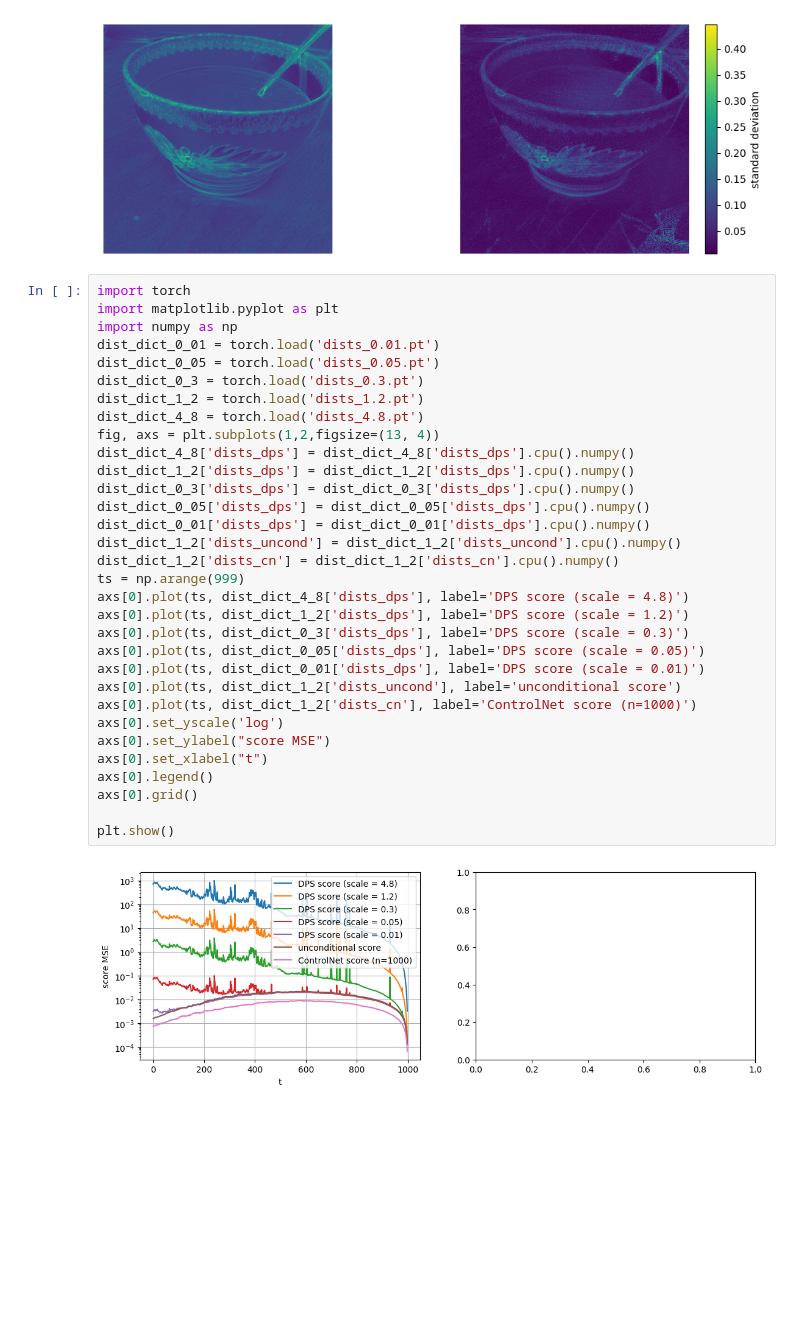
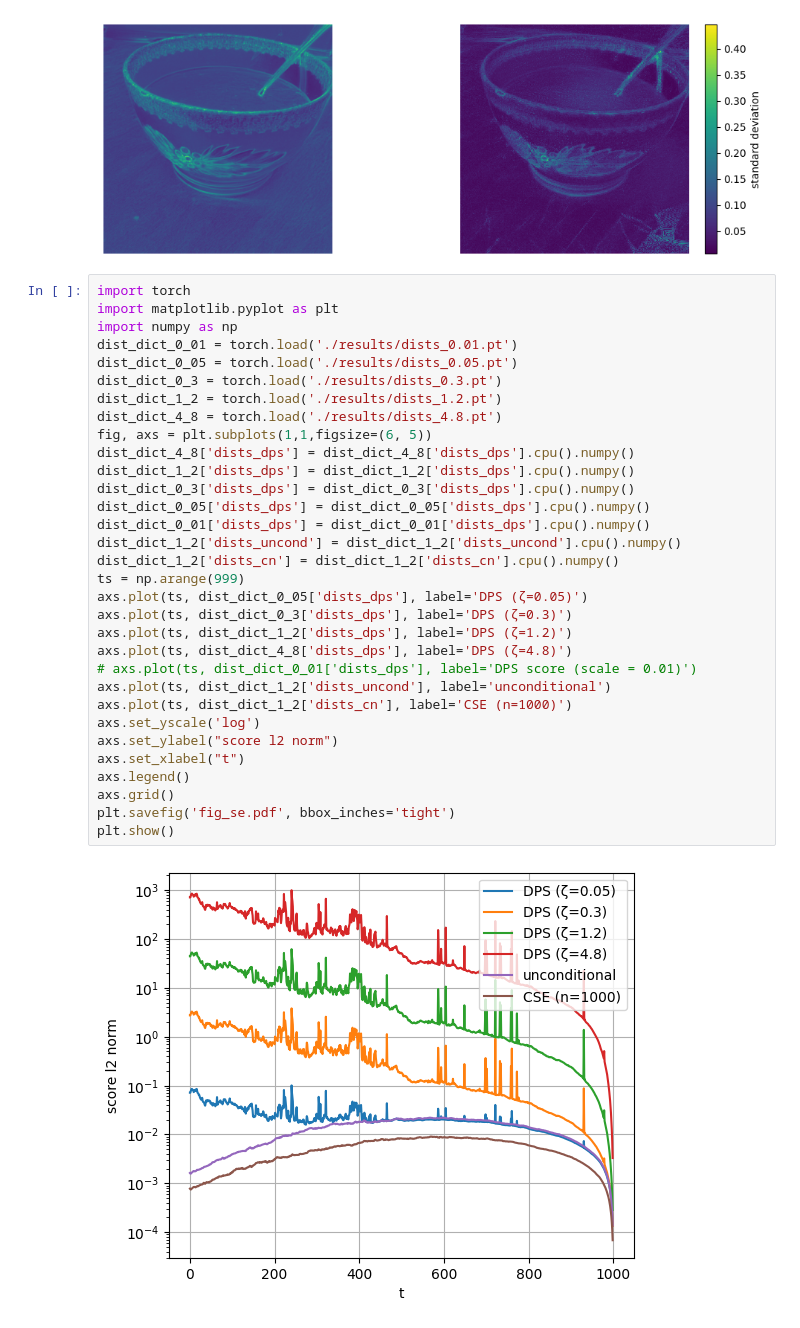
Before and after one commit to tongdaxu/ControlNet-Low-Level, a Jupyter notebook: cal_var.ipynb, the cells around one changed output. Drawn from its saved outputs; the diff is of its cells as text; blank space fills up the shorter version.

```diff
--- a/cal_var.ipynb
+++ b/cal_var.ipynb
@@ -51,34 +51,34 @@ tensor(0.1080) tensor(0.0453)
 # %%
 import torch
 import matplotlib.pyplot as plt
 import numpy as np
-dist_dict_0_01 = torch.load('dists_0.01.pt')
-dist_dict_0_05 = torch.load('dists_0.05.pt')
-dist_dict_0_3 = torch.load('dists_0.3.pt')
-dist_dict_1_2 = torch.load('dists_1.2.pt')
-dist_dict_4_8 = torch.load('dists_4.8.pt')
-fig, axs = plt.subplots(1,2,figsize=(13, 4))
+dist_dict_0_01 = torch.load('./results/dists_0.01.pt')
+dist_dict_0_05 = torch.load('./results/dists_0.05.pt')
+dist_dict_0_3 = torch.load('./results/dists_0.3.pt')
+dist_dict_1_2 = torch.load('./results/dists_1.2.pt')
+dist_dict_4_8 = torch.load('./results/dists_4.8.pt')
+fig, axs = plt.subplots(1,1,figsize=(6, 5))
 dist_dict_4_8['dists_dps'] = dist_dict_4_8['dists_dps'].cpu().numpy()
 dist_dict_1_2['dists_dps'] = dist_dict_1_2['dists_dps'].cpu().numpy()
 dist_dict_0_3['dists_dps'] = dist_dict_0_3['dists_dps'].cpu().numpy()
 dist_dict_0_05['dists_dps'] = dist_dict_0_05['dists_dps'].cpu().numpy()
 dist_dict_0_01['dists_dps'] = dist_dict_0_01['dists_dps'].cpu().numpy()
 dist_dict_1_2['dists_uncond'] = dist_dict_1_2['dists_uncond'].cpu().numpy()
 dist_dict_1_2['dists_cn'] = dist_dict_1_2['dists_cn'].cpu().numpy()
 ts = np.arange(999)
-axs[0].plot(ts, dist_dict_4_8['dists_dps'], label='DPS score (scale = 4.8)')
-axs[0].plot(ts, dist_dict_1_2['dists_dps'], label='DPS score (scale = 1.2)')
-axs[0].plot(ts, dist_dict_0_3['dists_dps'], label='DPS score (scale = 0.3)')
-axs[0].plot(ts, dist_dict_0_05['dists_dps'], label='DPS score (scale = 0.05)')
-axs[0].plot(ts, dist_dict_0_01['dists_dps'], label='DPS score (scale = 0.01)')
-axs[0].plot(ts, dist_dict_1_2['dists_uncond'], label='unconditional score')
-axs[0].plot(ts, dist_dict_1_2['dists_cn'], label='ControlNet score (n=1000)')
-axs[0].set_yscale('log')
-axs[0].set_ylabel("score MSE")
-axs[0].set_xlabel("t")
-axs[0].legend()
-axs[0].grid()
-
+axs.plot(ts, dist_dict_0_05['dists_dps'], label='DPS (ζ=0.05)')
+axs.plot(ts, dist_dict_0_3['dists_dps'], label='DPS (ζ=0.3)')
+axs.plot(ts, dist_dict_1_2['dists_dps'], label='DPS (ζ=1.2)')
+axs.plot(ts, dist_dict_4_8['dists_dps'], label='DPS (ζ=4.8)')
+# axs.plot(ts, dist_dict_0_01['dists_dps'], label='DPS score (scale = 0.01)')
+axs.plot(ts, dist_dict_1_2['dists_uncond'], label='unconditional')
+axs.plot(ts, dist_dict_1_2['dists_cn'], label='CSE (n=1000)')
+axs.set_yscale('log')
+axs.set_ylabel("score l2 norm")
+axs.set_xlabel("t")
+axs.legend()
+axs.grid()
+plt.savefig('fig_se.pdf', bbox_inches='tight')
 plt.show()
 # %% [output]
-[figure, old version]
+[figure, new version]
```
Also changed, not shown: parts of 1 cell of this notebook, 19 other files.
